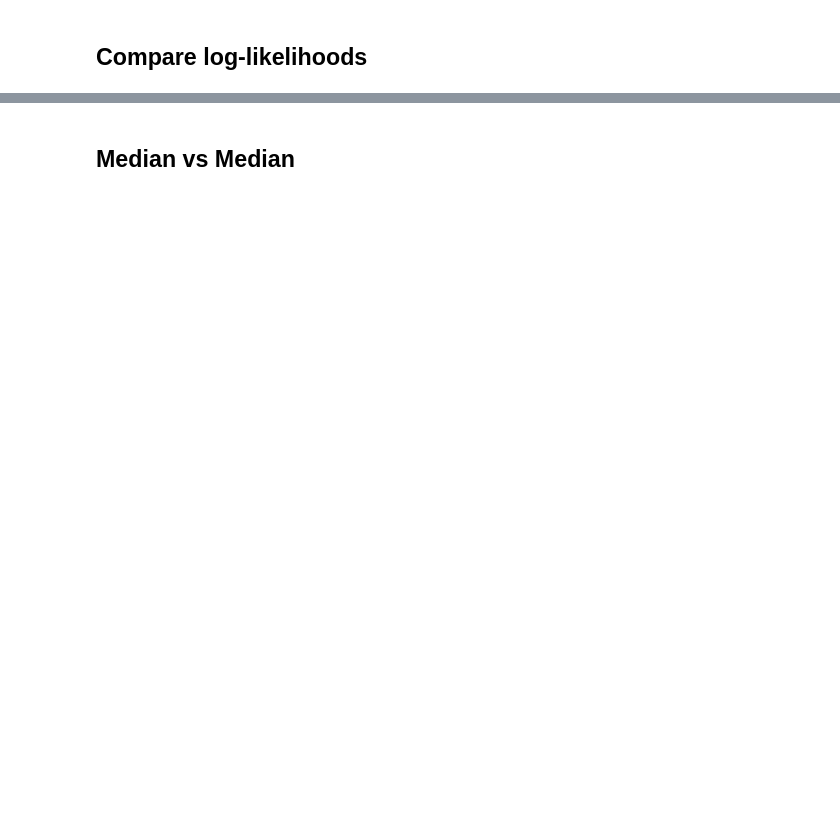
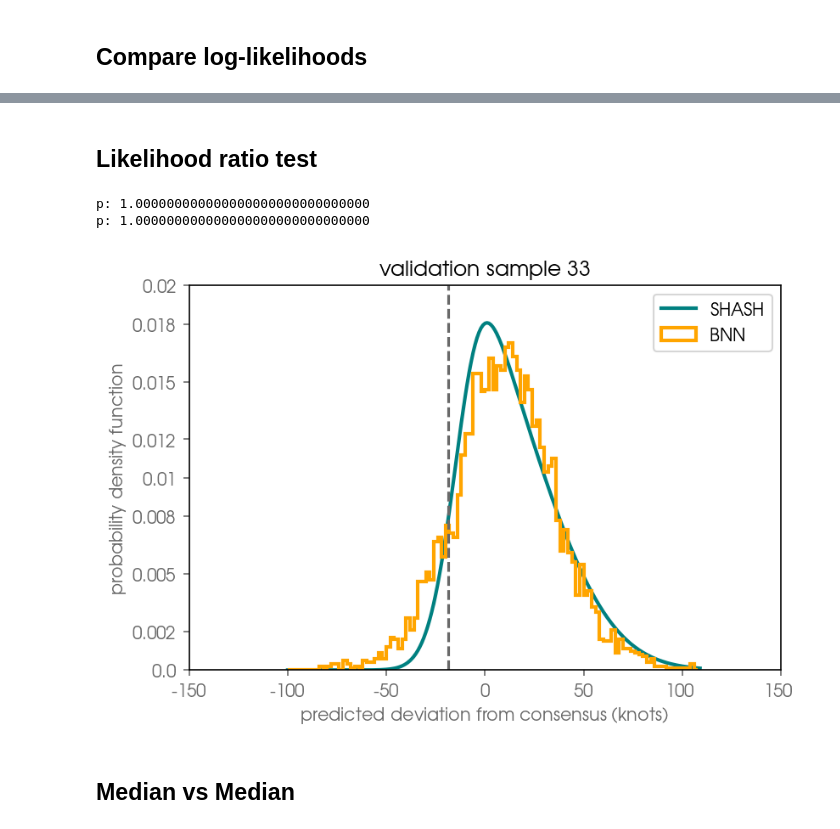
Before and after one commit to eabarnes1010/hurricane_uqcomparisons, a Jupyter notebook: analyze_models.ipynb, the cells around one changed output, grey strips where cells are left out. Saved outputs shown, nothing was run; the diff lists cells and outputs as text; code cells hidden in the pictures; blank space fills up the shorter version.

Commit message:
minor tweaks to test bnn setup

```diff
--- a/analyze_models.ipynb
+++ b/analyze_models.ipynb
@@ -236,3 +294,66 @@ BNN   mean negative log-likelihood: 4.087
+# %% [markdown]
+## Likelihood ratio test
+# %%
+from scipy.stats.distributions import chi2
+
+# PLOT RESULTS
+sample = 33 #87
+bins = np.arange(-100,110,2)
+
+ax = plt.figure()
+# results for SHASH
+plt.plot(x_incs,
+         shash_cpd[sample,:],
+         color=clr_shash,
+         linewidth=2,
+         label='SHASH',
+        )
+
+# results for BNN
+plt.hist(bnn_cpd[sample,:],
+         bins=bins,
+         histtype=u'step',
+         density=True,
+         color=clr_bnn,
+         linewidth=2,
+         label='BNN',
+        )
+
+# truth
+plt.axvline(x=onehot_val[sample,0],color=clr_truth,linestyle='--')
+
+plt.legend()
+
+ax = plt.gca()
+xticks = ax.get_xticks()
+yticks = np.around(ax.get_yticks(),3)
+plt.xticks(xticks.astype(int),xticks.astype(int))
+plt.yticks(yticks,yticks)
+
+plt.title('validation sample ' + str(sample))
+plt.xlabel('predicted deviation from consensus (knots)')
+plt.ylabel('probability density function')
+
+def likelihood_ratio(log_like0, log_like1):
+    return(-2*(log_like0 - log_like1))
+
+# compute log likelihood test for an individual sample
+L1 = -shash_nloglike.numpy()
+L2 = -bnn_nloglike
+LR = likelihood_ratio(L1,L2)
+p = chi2.sf(LR, 1) # L2 has 1 DoF more than L1
+print('p: %.30f' % p[sample])
+
+# compute likelihood test on the MEAN log-likelihood
+L1 = np.nanmean(-shash_nloglike.numpy())
+L2 = np.nanmean(-bnn_nloglike)
+LR = likelihood_ratio(L1,L2)
+p = chi2.sf(LR, 1) # L2 has 1 DoF more than L1
+print('p: %.30f' % p)
+# %% [output]
+p: 1.000000000000000000000000000000
+p: 1.000000000000000000000000000000
+[figure, added]
 # %% [markdown]
 ## Median vs Median
 # %%
```
Also changed, not shown: parts of 9 cells of this notebook, 4 other files.
